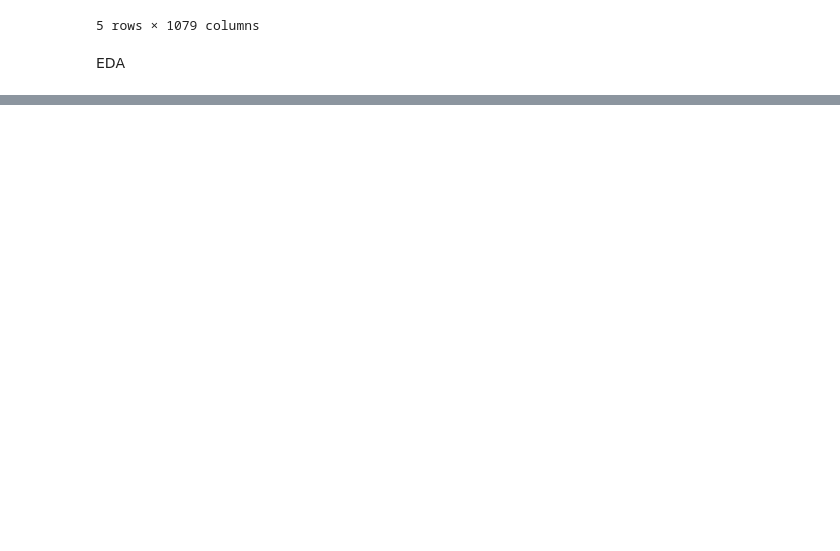
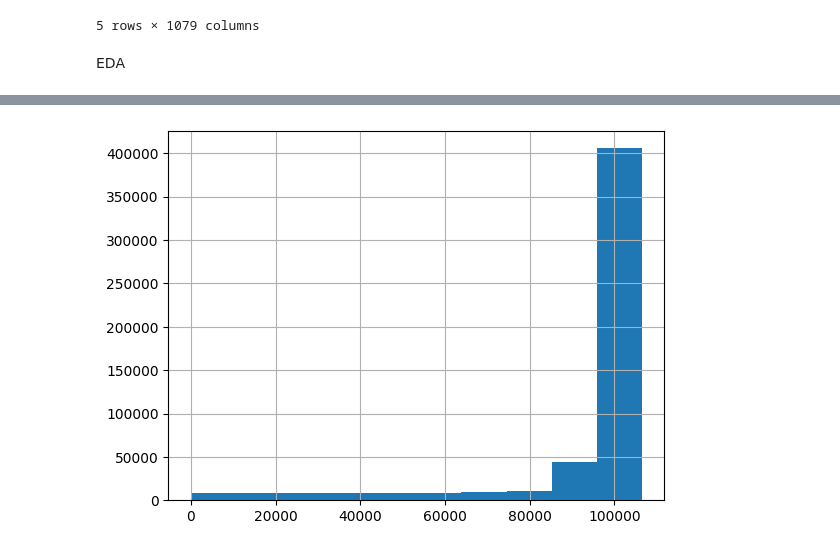
Before and after one commit to REU-DS-CLUB/purple_hack, a Jupyter notebook: EDA_Maria.ipynb, the cells around one changed output, grey strips where cells are left out. Saved outputs shown, nothing was run; the diff lists cells and outputs as text; code cells hidden in the pictures; blank space fills up the shorter version.

```diff
--- a/EDA_Maria.ipynb
+++ b/EDA_Maria.ipynb
@@ -158,0 +110,9 @@ MemoryError: Unable to allocate 3.28 GiB for an array with shape (847, 519615) a
+# %%
+# Удаление столбца, где все значения - None
+df = df.drop('feature756', axis=1)
+df = df.drop('id', axis=1)
+df = df.drop('target', axis = 1)
+df = df.drop('sample_ml_new', axis = 1)
+df = df.drop('feature642', axis = 1)
+# %%
+df['count_zero_in_row'] = df.apply(lambda row: row.tolist().count(0), axis=1)
@@ -158,0 +193,5 @@ MemoryError: Unable to allocate 3.28 GiB for an array with shape (847, 519615) a
+# %%
+df['feature4'].hist()
+plt.show()
+# %% [output]
+[figure, added]
```
Also changed, not shown: parts of 48 cells of this notebook.
